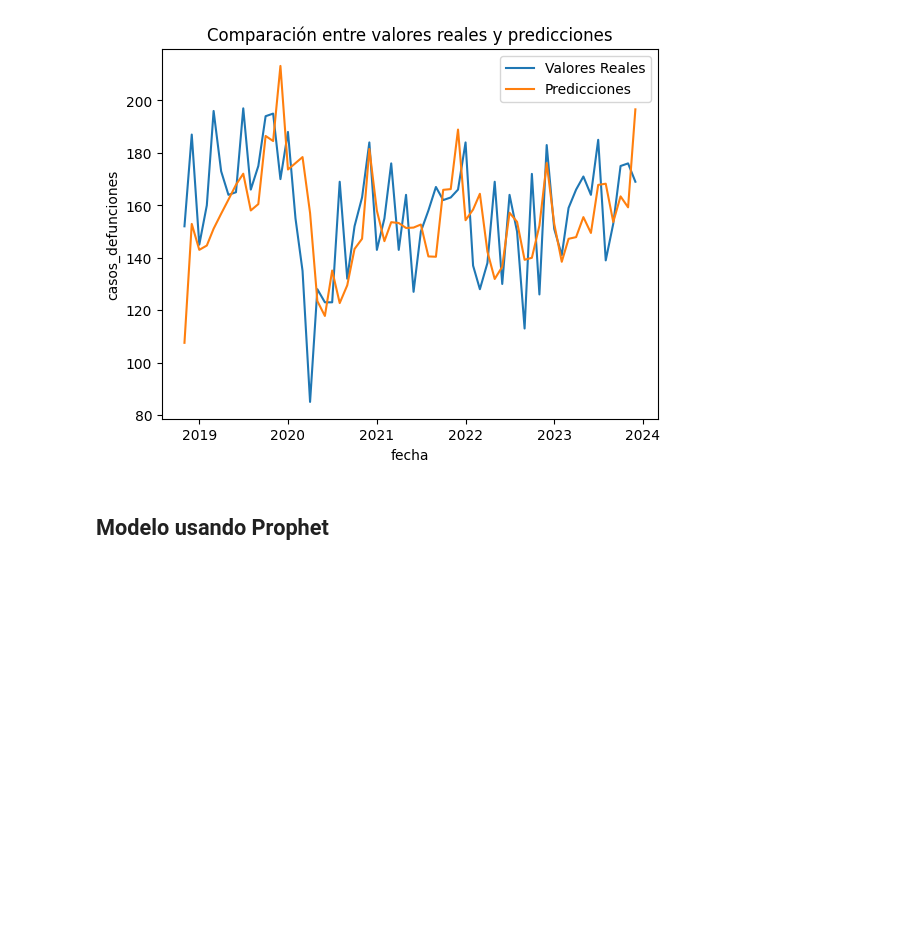
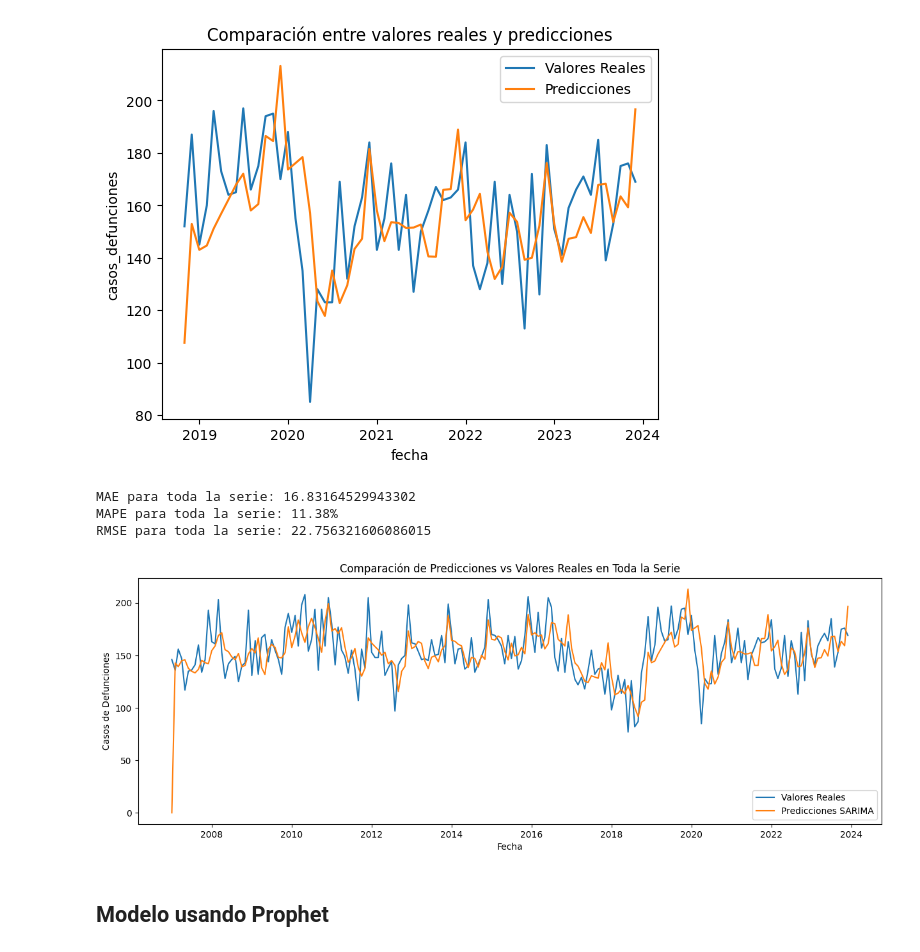
Before and after one commit to ngcarvajall/Accidentes_mortales_RD, a Jupyter notebook: Notebooks/Defunciones/5_SerieT.ipynb, the cells around one changed output. Drawn from its saved outputs; the diff is of its cells as text; code cells hidden in the pictures; blank space fills up the shorter version.

Commit message:
modelos hechos, describir

```diff
--- a/Notebooks/Defunciones/5_SerieT.ipynb
+++ b/Notebooks/Defunciones/5_SerieT.ipynb
@@ -249,4 +309,35 @@ plt.title("Comparación entre valores reales y predicciones")
 plt.show()
 # %% [output]
 [figure]
+# %%
+# Predicción en toda la serie histórica
+pred_toda_serie = modelo_sarima.predict(start=df_defunciones.index.min(), end=df_defunciones.index.max())
+
+# Crear DataFrame para las predicciones
+datos_predichos_toda_serie = pd.DataFrame(pred_toda_serie, columns=['predicted_mean'])
+datos_predichos_toda_serie.index = df_defunciones.index
+
+# Calcular métricas de error en toda la serie
+mae_toda_serie = mean_absolute_error(df_defunciones['casos_defunciones'], datos_predichos_toda_serie['predicted_mean'])
+mape_toda_serie = mean_absolute_percentage_error(df_defunciones['casos_defunciones'], datos_predichos_toda_serie['predicted_mean'])
+rmse = np.sqrt(mean_squared_error(y_test['casos_defunciones'], datos_predichos_y_test['predicted_mean']))
+
+print(f"MAE para toda la serie: {mae_toda_serie}")
+print(f"MAPE para toda la serie: {mape_toda_serie * 100:.2f}%")
+print(f'RMSE para toda la serie: {rmse}')
+# %% [output]
+MAE para toda la serie: 16.83164529943302
+MAPE para toda la serie: 11.38%
+RMSE para toda la serie: 22.756321606086015
+# %%
+plt.figure(figsize=(15, 5))
+sns.lineplot(x=df_defunciones.index, y=df_defunciones['casos_defunciones'], label='Valores Reales')
+sns.lineplot(x=datos_predichos_toda_serie.index, y=datos_predichos_toda_serie['predicted_mean'], label='Predicciones SARIMA')
+plt.title("Comparación de Predicciones vs Valores Reales en Toda la Serie")
+plt.xlabel("Fecha")
+plt.ylabel("Casos de Defunciones")
+plt.legend()
+plt.show()
+# %% [output]
+[figure, added]
 # %%
```
Also changed, not shown: parts of 10 cells of this notebook.
